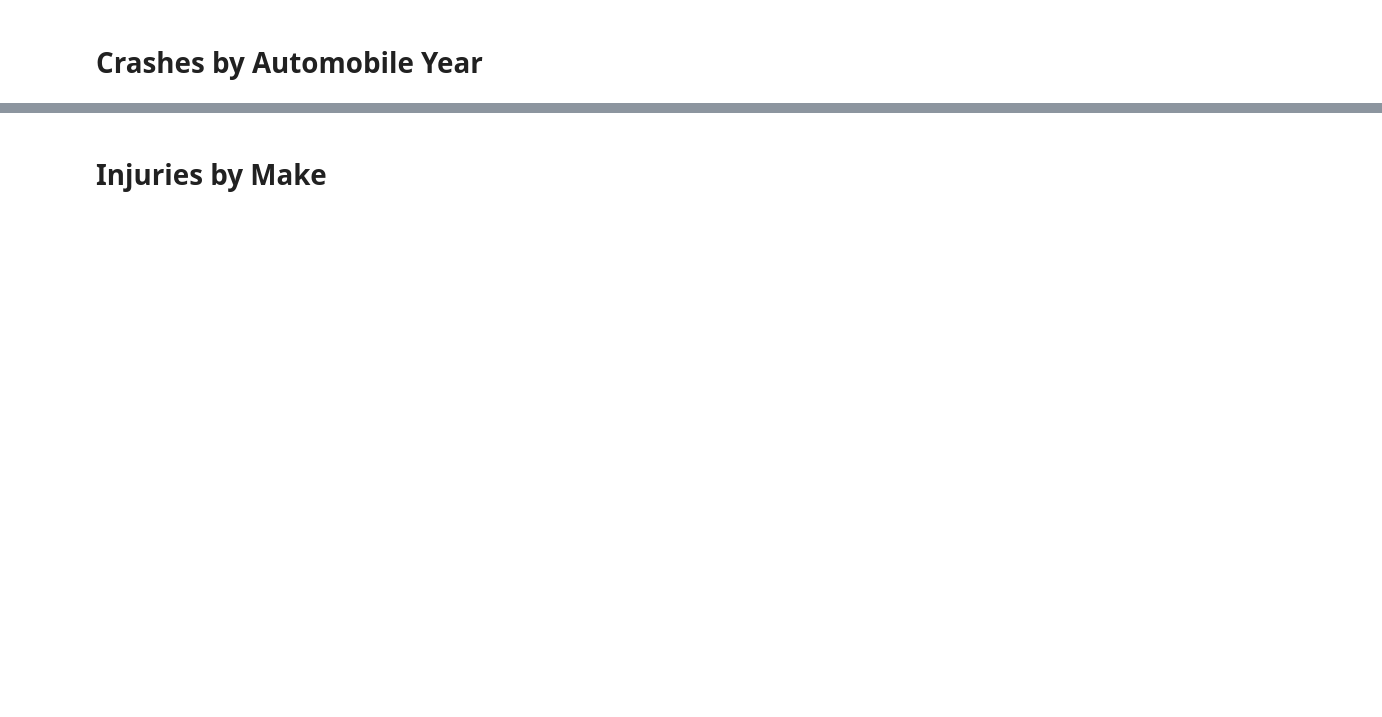
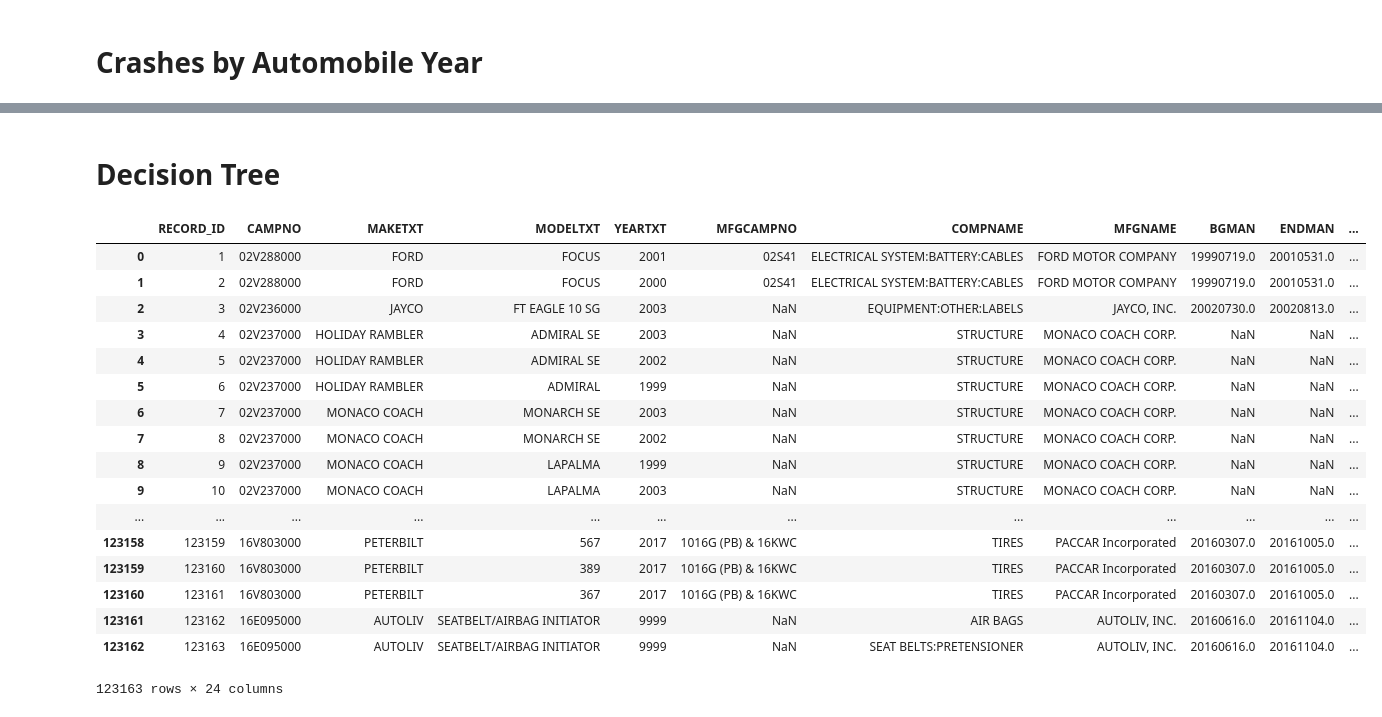
Before and after one commit to bmart847/RecallAnalysis, a Jupyter notebook: Cleaning.ipynb, the cells around one changed output, grey strips where cells are left out. Drawn from its saved outputs; the diff is of its cells as text; code cells hidden in the pictures; blank space fills up the shorter version.

```diff
--- a/Cleaning.ipynb
+++ b/Cleaning.ipynb
@@ -145,3 +123,3 @@ plt.savefig('figure2.pdf', format='pdf') # Saves the figure to a file.
 #print(py.plot_mpl(plt.gcf(), filename='NAME'))
-# %% [markdown]
-# Injuries by Make
+# %% [markdown]
+# Decision Tree
@@ -147,0 +137,25 @@ plt.savefig('figure2.pdf', format='pdf') # Saves the figure to a file.
+# %%
+train = pd.read_table(r"train/FLAT_RCL.txt", error_bad_lines = False, header = None, encoding = 'latin1')
+test = pd.read_table(r"test/FLAT_RCL.txt", error_bad_lines = False, header = None, encoding = 'latin1')
+# %%
+train.columns = ['RECORD_ID', 'CAMPNO', 'MAKETXT', 'MODELTXT', 'YEARTXT', 'MFGCAMPNO', 'COMPNAME', 'MFGNAME', 'BGMAN', 'ENDMAN', 'RCLTYPECD', 'POTAFF', 'ODATE', 'INFLUENCED_BY', 'MFGTXT', 'RCDATE', 'DATEA', 'RPNO', 'FMVSS', 'DESC_DEFECT', 'CONEQUENCE_DEFECT', 'CORRECTIVE_ACTION', 'NOTES', 'RCL_CMPT_ID']
+train.to_sparse()
+# %% [output]
+|  | RECORD_ID | CAMPNO | MAKETXT | MODELTXT | YEARTXT | MFGCAMPNO | COMPNAME | MFGNAME | BGMAN | ENDMAN | ... |
+| 0 | 1 | 02V288000 | FORD | FOCUS | 2001 | 02S41 | ELECTRICAL SYSTEM:BATTERY:CABLES | FORD MOTOR COMPANY | 19990719.0 | 20010531.0 | ... |
+| 1 | 2 | 02V288000 | FORD | FOCUS | 2000 | 02S41 | ELECTRICAL SYSTEM:BATTERY:CABLES | FORD MOTOR COMPANY | 19990719.0 | 20010531.0 | ... |
+| 2 | 3 | 02V236000 | JAYCO | FT EAGLE 10 SG | 2003 | NaN | EQUIPMENT:OTHER:LABELS | JAYCO, INC. | 20020730.0 | 20020813.0 | ... |
+| 3 | 4 | 02V237000 | HOLIDAY RAMBLER | ADMIRAL SE | 2003 | NaN | STRUCTURE | MONACO COACH CORP. | NaN | NaN | ... |
+| 4 | 5 | 02V237000 | HOLIDAY RAMBLER | ADMIRAL SE | 2002 | NaN | STRUCTURE | MONACO COACH CORP. | NaN | NaN | ... |
+| 5 | 6 | 02V237000 | HOLIDAY RAMBLER | ADMIRAL | 1999 | NaN | STRUCTURE | MONACO COACH CORP. | NaN | NaN | ... |
+| 6 | 7 | 02V237000 | MONACO COACH | MONARCH SE | 2003 | NaN | STRUCTURE | MONACO COACH CORP. | NaN | NaN | ... |
+| 7 | 8 | 02V237000 | MONACO COACH | MONARCH SE | 2002 | NaN | STRUCTURE | MONACO COACH CORP. | NaN | NaN | ... |
+| 8 | 9 | 02V237000 | MONACO COACH | LAPALMA | 1999 | NaN | STRUCTURE | MONACO COACH CORP. | NaN | NaN | ... |
+| 9 | 10 | 02V237000 | MONACO COACH | LAPALMA | 2003 | NaN | STRUCTURE | MONACO COACH CORP. | NaN | NaN | ... |
+| ... | ... | ... | ... | ... | ... | ... | ... | ... | ... | ... | ... |
+| 123158 | 123159 | 16V803000 | PETERBILT | 567 | 2017 | 1016G (PB) & 16KWC | TIRES | PACCAR Incorporated | 20160307.0 | 20161005.0 | ... |
+| 123159 | 123160 | 16V803000 | PETERBILT | 389 | 2017 | 1016G (PB) & 16KWC | TIRES | PACCAR Incorporated | 20160307.0 | 20161005.0 | ... |
+| 123160 | 123161 | 16V803000 | PETERBILT | 367 | 2017 | 1016G (PB) & 16KWC | TIRES | PACCAR Incorporated | 20160307.0 | 20161005.0 | ... |
+| 123161 | 123162 | 16E095000 | AUTOLIV | SEATBELT/AIRBAG INITIATOR | 9999 | NaN | AIR BAGS | AUTOLIV, INC. | 20160616.0 | 20161104.0 | ... |
+| 123162 | 123163 | 16E095000 | AUTOLIV | SEATBELT/AIRBAG INITIATOR | 9999 | NaN | SEAT BELTS:PRETENSIONER | AUTOLIV, INC. | 20160616.0 | 20161104.0 | ... |
+123163 rows × 24 columns
```
Also changed, not shown: parts of 18 cells of this notebook.
